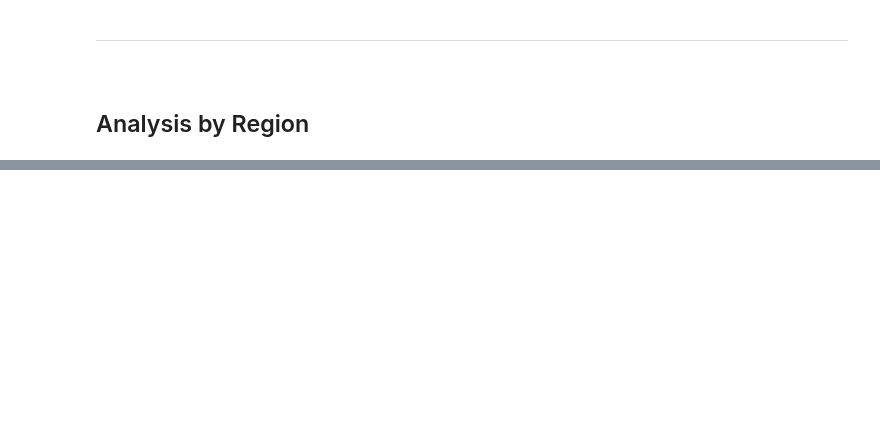
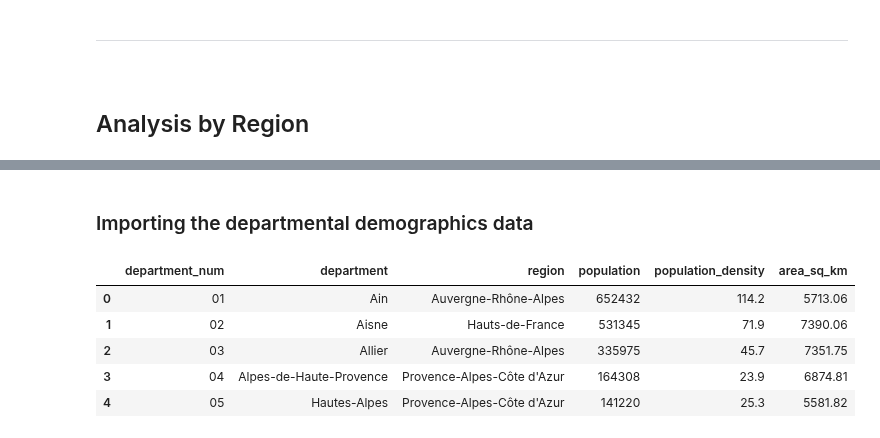
Before and after one commit to pineapple-bois/Michelin_Rated_Restaurants, a Jupyter notebook: Notebooks/France/France.ipynb, the cells around one changed output, grey strips where cells are left out. Cells and saved outputs as stored; diff of their text form; code cells hidden in the pictures; blank space fills up the shorter version.

```diff
--- a/Notebooks/France.ipynb
+++ b/Notebooks/France/France.ipynb
@@ -398,3 +297,16 @@ paris.head()
 | 13 | Épicure | Le Bristol, 112 rue du Faubourg-S... | Paris | 75 | Paris | Île-de-France | France | €€€€ | 4 | Modern Cuisine | ... |
 | 14 | Arpège | 84 rue de Varenne, Paris, 75007, ... | Paris | 75 | Paris | Île-de-France | France | €€€€ | 4 | Creative | ... |
 | 15 | L'Ambroisie | 9 place des Vosges, Paris, 75004,... | Paris | 75 | Paris | Île-de-France | France | €€€€ | 4 | Classic Cuisine | ... |
+# %% [markdown]
+### Importing the departmental demographics data
+# %%
+demographics = pd.read_csv("../../data/France/demographics.csv")
+# %%
+demographics.head()
+# %% [output]
+|  | department_num | department | region | population | population_density | area_sq_km |
+| 0 | 01 | Ain | Auvergne-Rhône-Alpes | 652432 | 114.2 | 5713.06 |
+| 1 | 02 | Aisne | Hauts-de-France | 531345 | 71.9 | 7390.06 |
+| 2 | 03 | Allier | Auvergne-Rhône-Alpes | 335975 | 45.7 | 7351.75 |
+| 3 | 04 | Alpes-de-Haute-Provence | Provence-Alpes-Côte d'Azur | 164308 | 23.9 | 6874.81 |
+| 4 | 05 | Hautes-Alpes | Provence-Alpes-Côte d'Azur | 141220 | 25.3 | 5581.82 |
```
Also changed, not shown: parts of 25 cells of this notebook, 9 other files.
